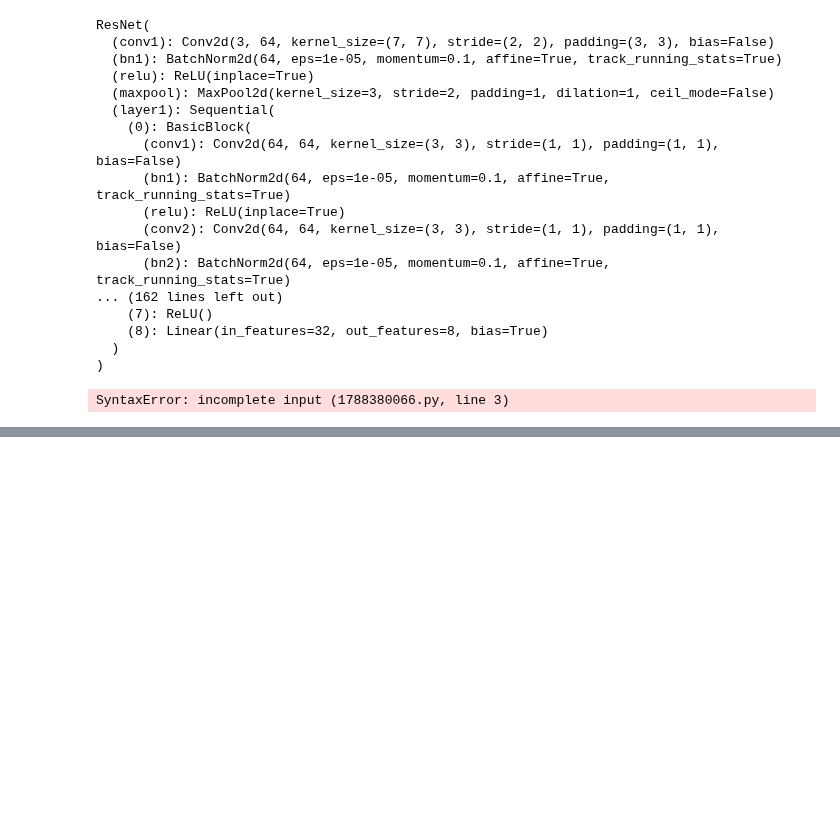
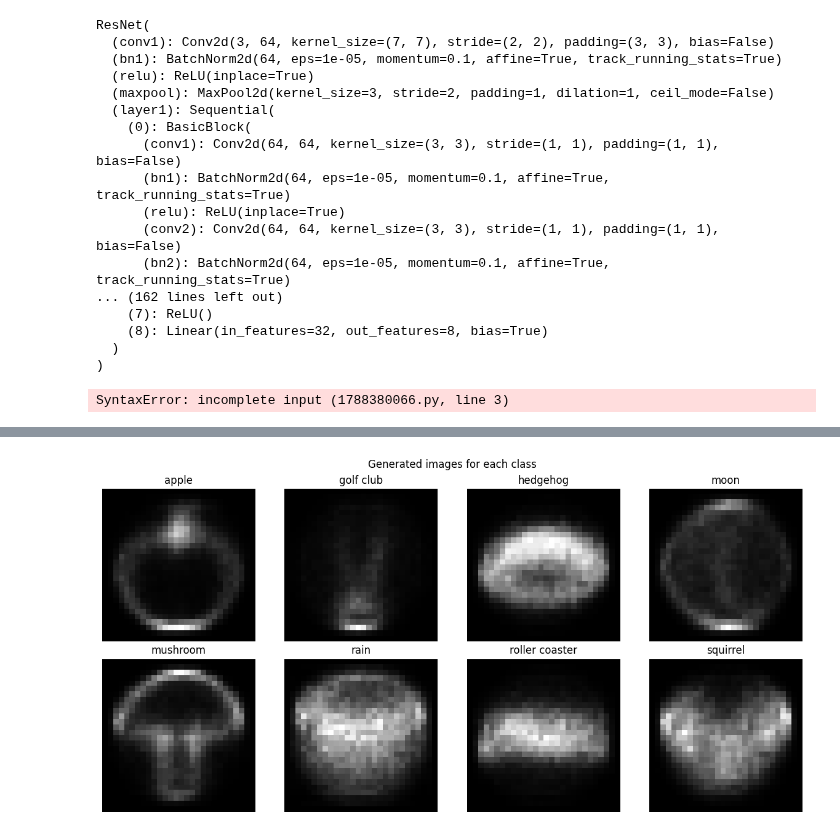
Before and after one commit to MightyCode/enseirb-s9-doodle-computer-vision, a Jupyter notebook: encoder_decoder.ipynb, the cells around one changed output, grey strips where cells are left out. Cells and saved outputs as stored; diff of their text form; code cells hidden in the pictures; blank space fills up the shorter version.

Commit message:
add mean vector for images and plot it

```diff
--- a/encoder_decoder.ipynb
+++ b/encoder_decoder.ipynb
@@ -544,0 +587,35 @@ SyntaxError: incomplete input (1788380066.py, line 3)
+# %%
+# Generate images for each class
+
+generated_images = []
+
+decoder = targeted_model.decoder
+for i in range(nb_classes):
+    mean_vector = mean_encoded_vectors[i]
+    double_mean_vector = np.array([mean_vector]).astype(np.float32)
+    mean_vector_torch = torch.from_numpy(double_mean_vector).to(device)
+
+    decoded = decoder(mean_vector_torch)
+
+    generated_images.append(decoded.cpu().detach().numpy()[0].reshape(HEIGHT, WIDTH))
+# %%
+# Plot the generated images corresponding to mean encoded vectors of each class
+
+num_cols = 4
+num_rows = 2
+
+fig, axes = plt.subplots(num_rows, num_cols, figsize=(12, 6))
+
+for i in range(nb_classes):
+    axes[i // num_cols, i % num_cols].imshow(generated_images[i], cmap='gray')
+    axes[i // num_cols, i % num_cols].set_title(classes[i])
+    axes[i // num_cols, i % num_cols].axis('off')
+
+plt.tight_layout()
+plt.suptitle('Generated images for each class')
+
+plt.subplots_adjust(top=0.9)
+
+plt.show()
+# %% [output]
+[figure, added]
```
Also changed, not shown: parts of 12 cells of this notebook.
